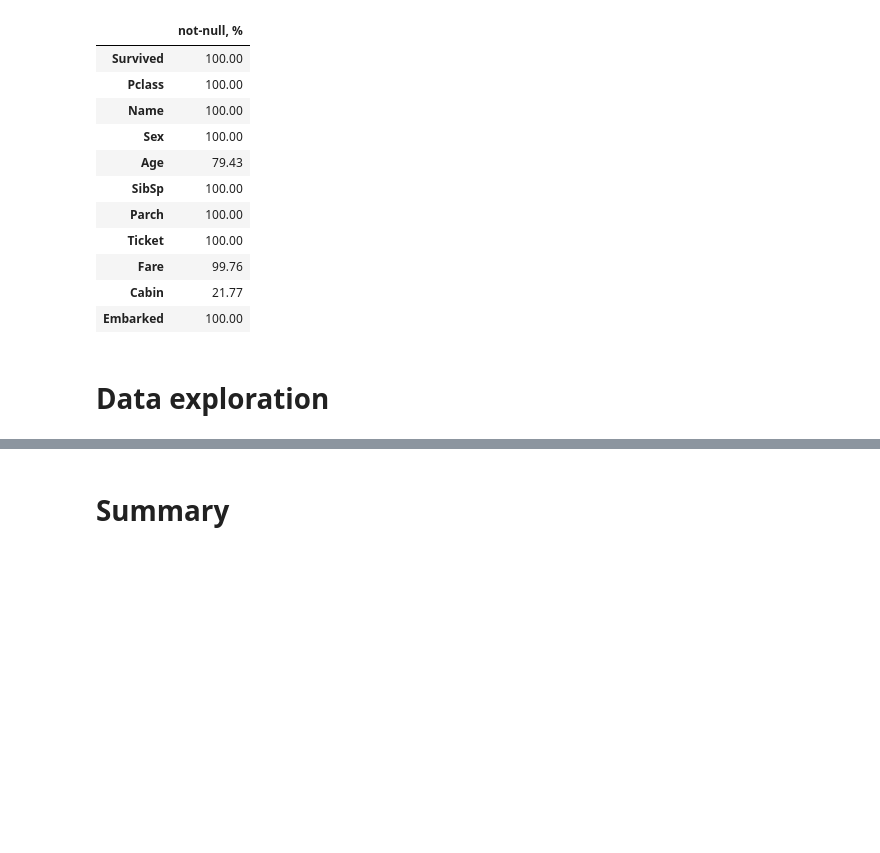
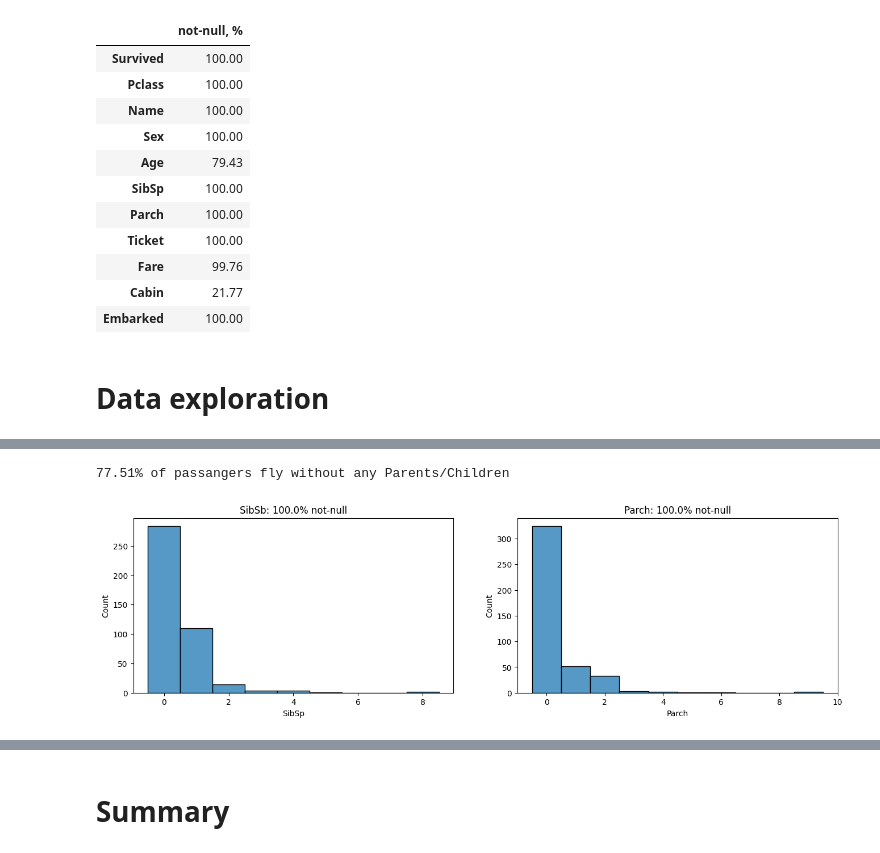
Before and after one commit to kri1mka/ml-intro, a Jupyter notebook: 2_data_exploration/eda.ipynb, the cells around one changed output, grey strips where cells are left out. Saved outputs shown, nothing was run; the diff lists cells and outputs as text; code cells hidden in the pictures; blank space fills up the shorter version.

```diff
--- a/2_data_exploration/eda.ipynb
+++ b/2_data_exploration/eda.ipynb
@@ -86,0 +121,13 @@ notnull_percent
+# %%
+fig, axes = plt.subplots(ncols=2, nrows=1, figsize=(16,4))
+sns.histplot(titanic_data, x ='SibSp', discrete=True, ax = axes[0])
+axes[0].set_title(f'SibSb: {sibsp_not0_percent}% not-null')
+
+sns.histplot(titanic_data, x = 'Parch', discrete=True, ax = axes[1])
+axes[1].set_title(f'Parch: {parch_not0_percent}% not-null')
+
+children_parents_percent = ((titanic_data.Parch[titanic_data['Parch'] == 0].count()) / (titanic_data.Parch.count()) * 100).round(2)
+print(f'{children_parents_percent}% of passangers fly without any Parents/Children')
+# %% [output]
+77.51% of passangers fly without any Parents/Children
+[figure, added]
```
Also changed, not shown: parts of 26 cells of this notebook.
